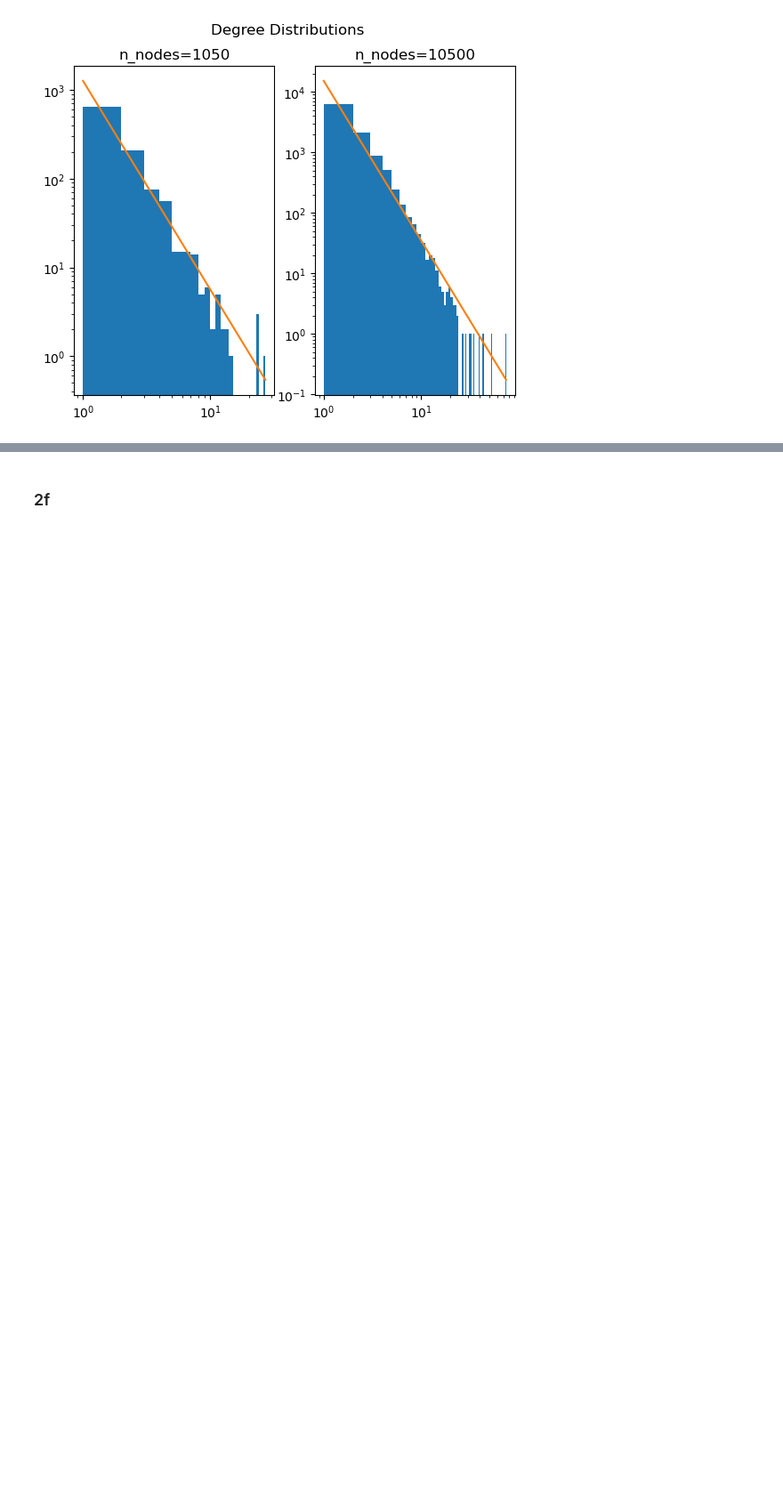
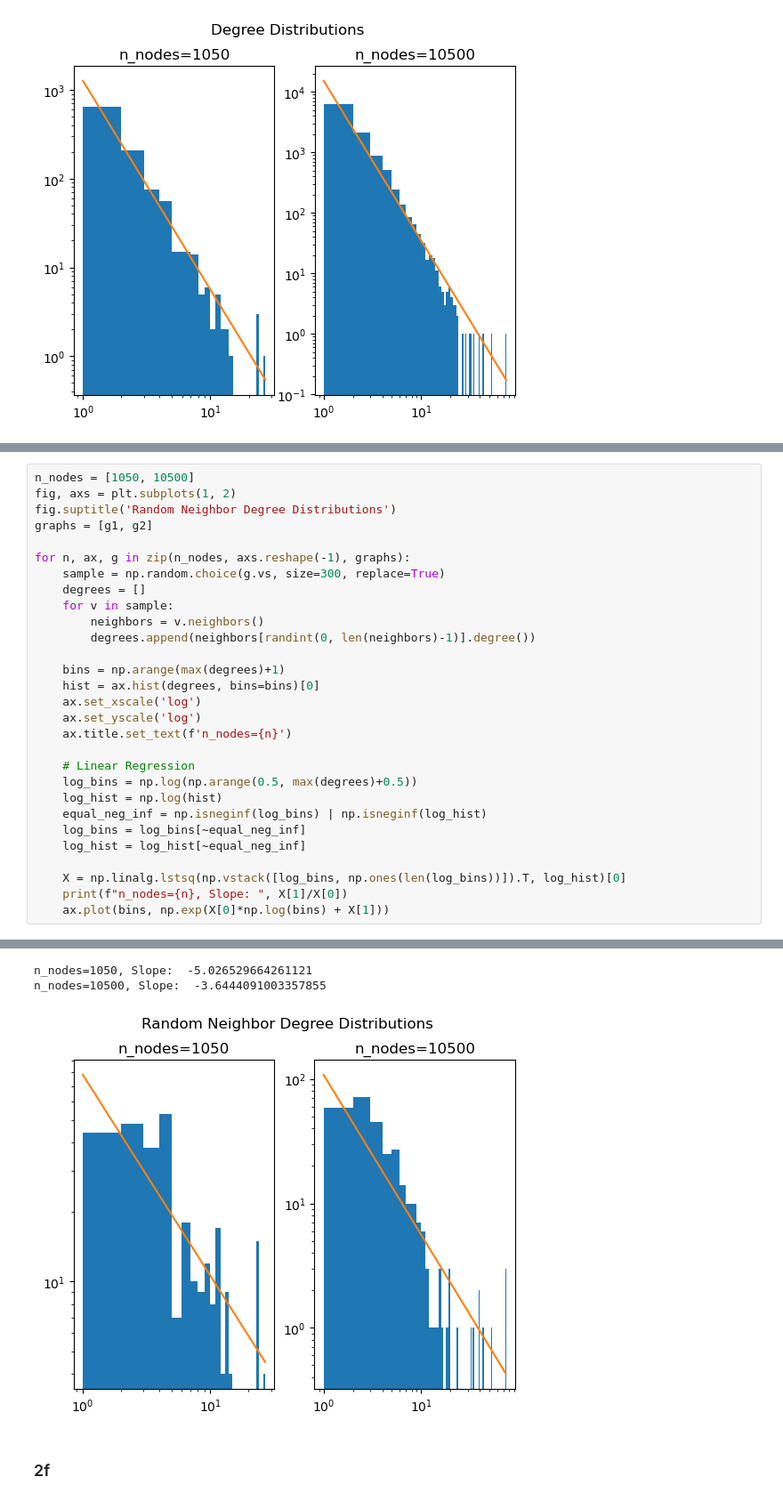
Before and after one commit to hershey890/ece232e, a Jupyter notebook: project_1.ipynb, the cells around one changed output, grey strips where cells are left out. Shown at 89% size. Saved outputs shown, nothing was run; the diff lists cells and outputs as text; blank space fills up the shorter version.

```diff
--- a/project_1.ipynb
+++ b/project_1.ipynb
@@ -254,0 +259,30 @@ n_nodes=10500, Slope:  -3.6438661484228616
+# %%
+n_nodes = [1050, 10500]
+fig, axs = plt.subplots(1, 2)
+fig.suptitle('Random Neighbor Degree Distributions')
+graphs = [g1, g2]
+
+for n, ax, g in zip(n_nodes, axs.reshape(-1), graphs):
+    sample = np.random.choice(g.vs, size=300, replace=True)
+    degrees = []
+    for v in sample:
+        neighbors = v.neighbors()
+        degrees.append(neighbors[randint(0, len(neighbors)-1)].degree())
+
+    bins = np.arange(max(degrees)+1)
+    hist = ax.hist(degrees, bins=bins)[0]
+    ax.set_xscale('log')
+    ax.set_yscale('log')
+    ax.title.set_text(f'n_nodes={n}')
+
+    # Linear Regression
+    log_bins = np.log(np.arange(0.5, max(degrees)+0.5))
+    log_hist = np.log(hist)
+    equal_neg_inf = np.isneginf(log_bins) | np.isneginf(log_hist)
+    log_bins = log_bins[~equal_neg_inf]
+    log_hist = log_hist[~equal_neg_inf]
+
+    X = np.linalg.lstsq(np.vstack([log_bins, np.ones(len(log_bins))]).T, log_hist)[0]
+    print(f"n_nodes={n}, Slope: ", X[1]/X[0])
+    ax.plot(bins, np.exp(X[0]*np.log(bins) + X[1]))
+# %% [output]
@@ -255,3 +291,6 @@ n_nodes=10500, Slope:  -3.6438661484228616
+n_nodes=1050, Slope:  -5.026529664261121
+n_nodes=10500, Slope:  -3.6444091003357855
+[figure, added]
 # %% [markdown]
 ### 2f
 # %% [markdown]
```
Also changed, not shown: parts of 4 cells of this notebook.
